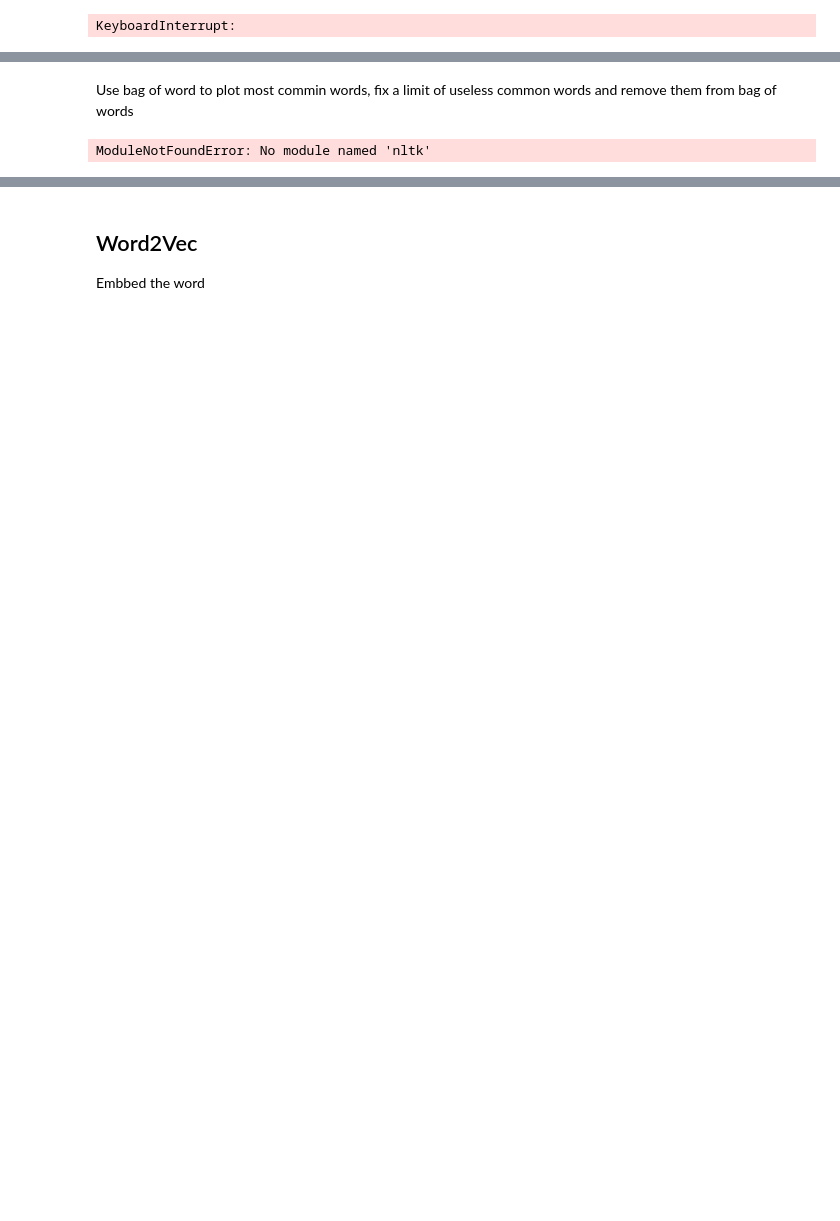
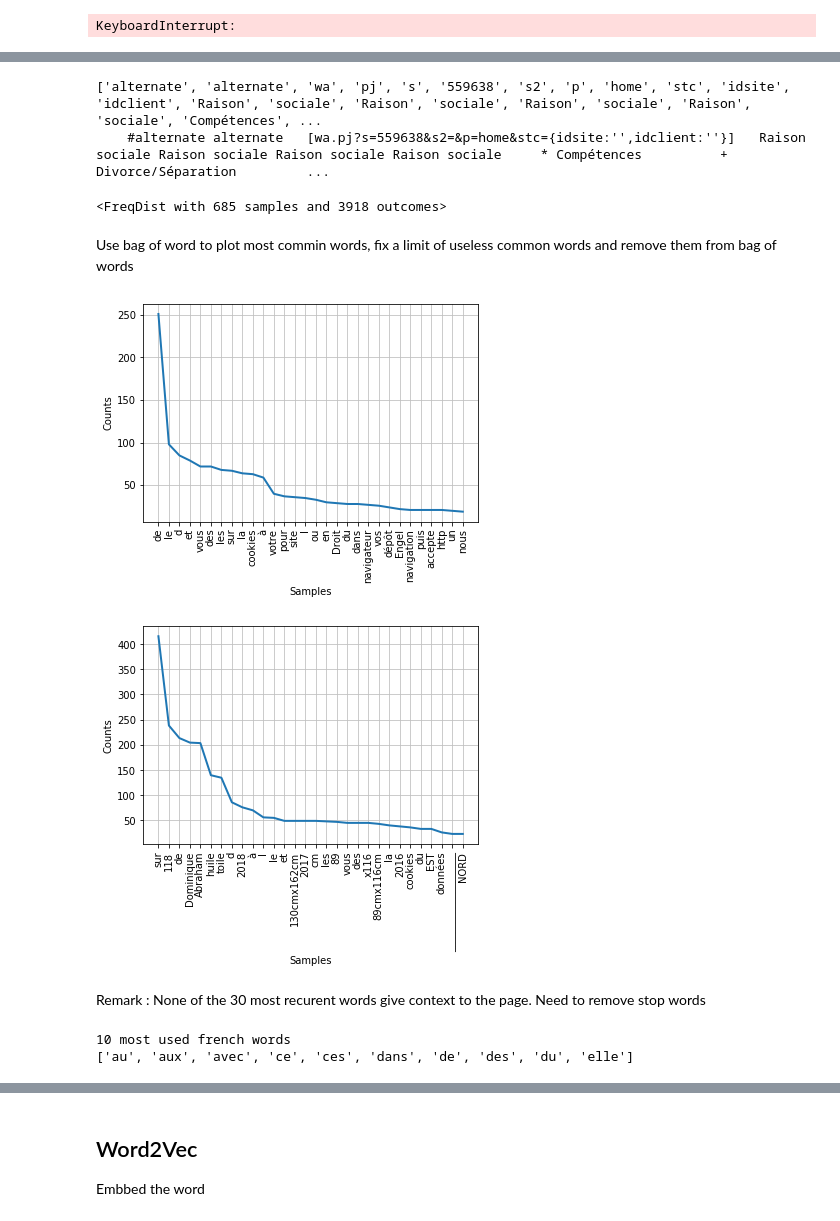
Before and after one commit to AAS97/INF554-LinkPredictionProject, a Jupyter notebook: Text_Embedding.ipynb, the cells around one changed output, grey strips where cells are left out. Drawn from its saved outputs; the diff is of its cells as text; code cells hidden in the pictures; blank space fills up the shorter version.

Commit message:
more thing in text_emb

```diff
--- a/Text_Embedding.ipynb
+++ b/Text_Embedding.ipynb
@@ -106,15 +100,44 @@ Text embedding as a dictionnary and occurence count
 # %%
 # load data from file
-# %%
-with open('distros.json', 'r') as f:
-    distros_dict = json.load(f)
+# %%
+with open('./data/computed/node_info_token.json', 'r') as f:
+    node_info_tokenized = json.load(f)
+node_info_tokenized = {int(k):v for k,v in node_info_tokenized.items()}
+print(node_info_tokenized[1])
+
+with open('./data/computed/node_info.json', 'r') as f:
+    node_info = json.load(f)
+node_info = {int(k):v for k,v in node_info.items()}
+print(node_info[1])
+# %% [output]
+['alternate', 'alternate', 'wa', 'pj', 's', '559638', 's2', 'p', 'home', 'stc', 'idsite', 'idclient', 'Raison', 'sociale', 'Raison', 'sociale', 'Raison', 'sociale', 'Raison', 'sociale', 'Compétences', ...
+    #alternate alternate   [wa.pj?s=559638&s2=&p=home&stc={idsite:'',idclient:''}]   Raison sociale Raison sociale Raison sociale Raison sociale     * Compétences          + Divorce/Séparation         ...
 # %%
 ## Bag of word for each node or for all the nodes at once ?
+from nltk.probability import FreqDist
+
+#counting word frequency in text
+fdist = FreqDist(node_info_tokenized[1])
+fdist2 = FreqDist(node_info_tokenized[2])
+
+print(fdist)
+# %% [output]
+<FreqDist with 685 samples and 3918 outcomes>
 # %% [markdown]
 Use bag of word to plot most commin words, fix a limit of useless common words and remove them from bag of words
-# %%
-from nltk.probability import FreqDist
-fdist = FreqDist(node_info_tokenized[1])
-print(fdist)
-# %% [output]
-ModuleNotFoundError: No module named 'nltk'
+# %%
+fdist.plot(30,cumulative=False)
+fdist2.plot(30,cumulative=False)
+plt.show()
+# %% [output]
+[figure, added]
+[figure, added]
+# %% [markdown]
+Remark : None of the 30 most recurent words give context to the page. Need to remove stop words
+# %%
+stop_words = stopwords.words('french')
+print("10 most used french words")
+print(stop_words[0:10])
+# %% [output]
+10 most used french words
+['au', 'aux', 'avec', 'ce', 'ces', 'dans', 'de', 'des', 'du', 'elle']
```
Also changed, not shown: parts of 16 cells of this notebook.
